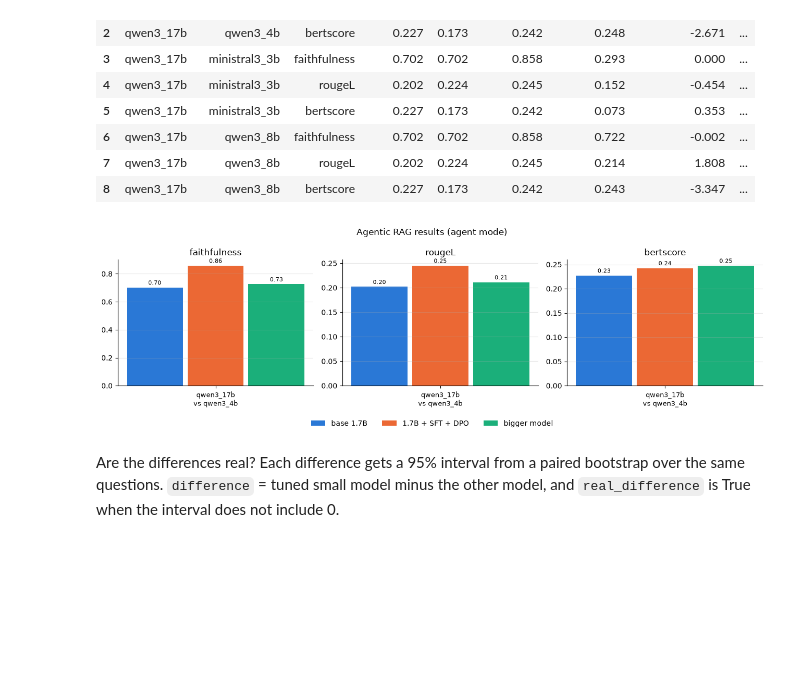
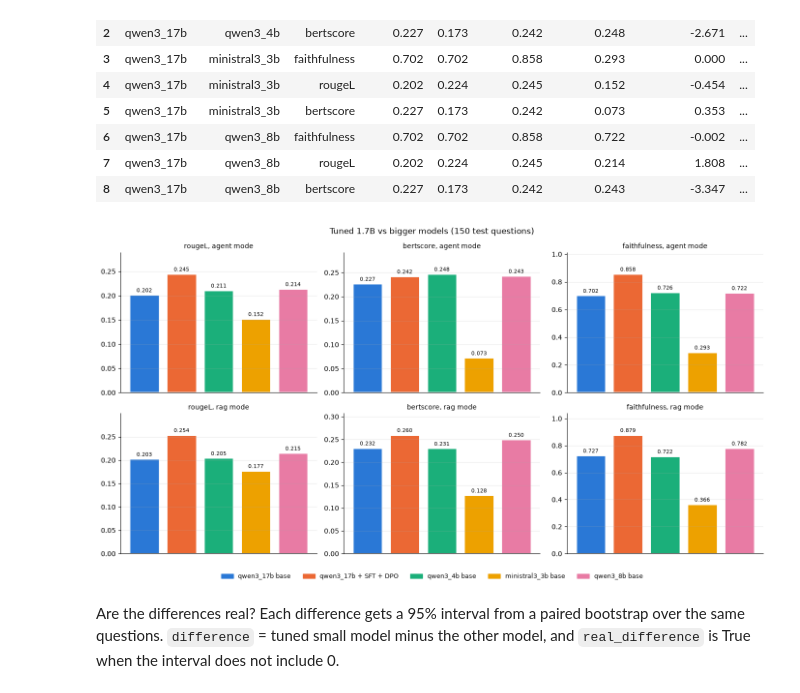
Before and after one commit to fnmoral/smalltalk-meeting-summarization-agentic-rag-lora-dpo, a Jupyter notebook: 3_final_evaluation.ipynb, the cells around one changed output. Drawn from its saved outputs; the diff is of its cells as text; code cells hidden in the pictures; blank space fills up the shorter version.

```diff
--- a/3_final_evaluation.ipynb
+++ b/3_final_evaluation.ipynb
@@ -337,28 +331,28 @@ gap.round(3)
 # %%
 import matplotlib.pyplot as plt
 import numpy as np
 
-# one panel per metric, bars: base small model, tuned small model (SFT+DPO), same-family bigger model
-metrics = ['faithfulness', 'rougeL', 'bertscore']
-colors = {'base 1.7B': '#2a78d6', '1.7B + SFT + DPO': '#eb6834', 'bigger model': '#1baf7a'}
-fig, axes = plt.subplots(1, len(metrics), figsize=(13, 4))
-for ax, metric in zip(axes, metrics):
-    groups = list(FAMILY.items())
-    x = np.arange(len(groups))
-    vals = {'base 1.7B': [score(s, 'base', MODE, metric) for s, b in groups],
-            '1.7B + SFT + DPO': [score(s, 'dpo', MODE, metric) for s, b in groups],
-            'bigger model': [score(b, 'base', MODE, metric) for s, b in groups]}
-    for i, (label, v) in enumerate(vals.items()):
-        bars = ax.bar(x + (i - 1) * 0.26, v, width=0.24, color=colors[label], label=label)
-        ax.bar_label(bars, fmt='%.2f', fontsize=8, padding=2)
-    ax.set_xticks(x, [f'{s}\nvs {b}' for s, b in groups], fontsize=9)
-    ax.set_title(metric); ax.grid(axis='y', alpha=0.3); ax.spines[['top', 'right']].set_visible(False)
-handles, labels = axes[0].get_legend_handles_labels()
-fig.legend(handles, labels, loc='lower center', ncol=3, frameon=False, fontsize=10)
-fig.suptitle(f'Agentic RAG results ({MODE} mode)')
-plt.tight_layout(rect=(0, 0.08, 1, 1)); plt.savefig('results/main_chart.png', dpi=200); plt.show()
+# every model in rag and agent mode: base small, tuned small (SFT + DPO), then each bigger model
+bars = [(s, 'base', f'{s} base') for s in SMALL_MODELS] + [(s, 'dpo', f'{s} + SFT + DPO') for s in SMALL_MODELS]
+bars += [(b, 'base', f'{b} base') for b in dict.fromkeys(list(FAMILY.values()) + [CROSS_FAMILY] + REFERENCE)]
+colors = ['#2a78d6', '#eb6834', '#1baf7a', '#eda100', '#e87ba4', '#008300', '#6250d6', '#e34948']   # fixed order
+metrics, modes = ['rougeL', 'bertscore', 'faithfulness'], ['agent', 'rag']
+fig, axes = plt.subplots(len(modes), len(metrics), figsize=(14, 7.5), squeeze=False)
+x = np.arange(len(bars))
+for row, mode in zip(axes, modes):
+    for ax, metric in zip(row, metrics):
+        vals = [score(m, stage, mode, metric) for m, stage, _ in bars]
+        b = ax.bar(x, vals, width=0.8, color=colors[:len(bars)], edgecolor='white', linewidth=2)
+        ax.bar_label(b, fmt='%.3f', fontsize=8, padding=2)   # values on the bars, colour is not the only cue
+        ax.set_title(f'{metric}, {mode} mode', fontsize=10); ax.set_xticks([])
+        ax.set_ylim(0, max(v for v in vals if v == v) * 1.18)
+        ax.grid(axis='y', alpha=0.25); ax.spines[['top', 'right']].set_visible(False)
+handles = [plt.Rectangle((0, 0), 1, 1, color=c) for c in colors[:len(bars)]]
+fig.legend(handles, [label for *_, label in bars], loc='lower center', ncol=len(bars), frameon=False, fontsize=9)
+fig.suptitle('Tuned 1.7B vs bigger models (150 test questions)')
+plt.tight_layout(rect=(0, 0.05, 1, 1)); plt.savefig('results/main_chart.png', dpi=200); plt.show()
 # %% [output]
-[figure, old version]
+[figure, new version]
 # %% [markdown]
 Are the differences real? Each difference gets a 95% interval from a paired bootstrap over the same questions. `difference` = tuned small model minus the other model, and `real_difference` is True when the interval does not include 0.
 # %%
```
Also changed, not shown: parts of 8 cells of this notebook, 42 other files.
